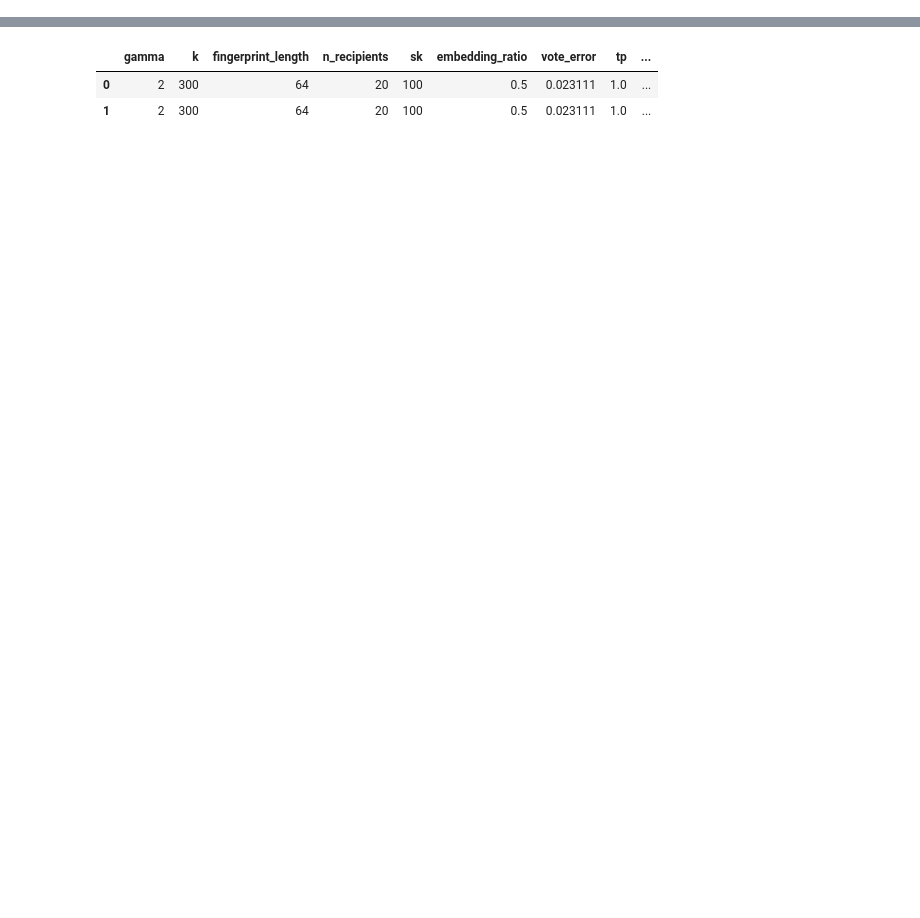
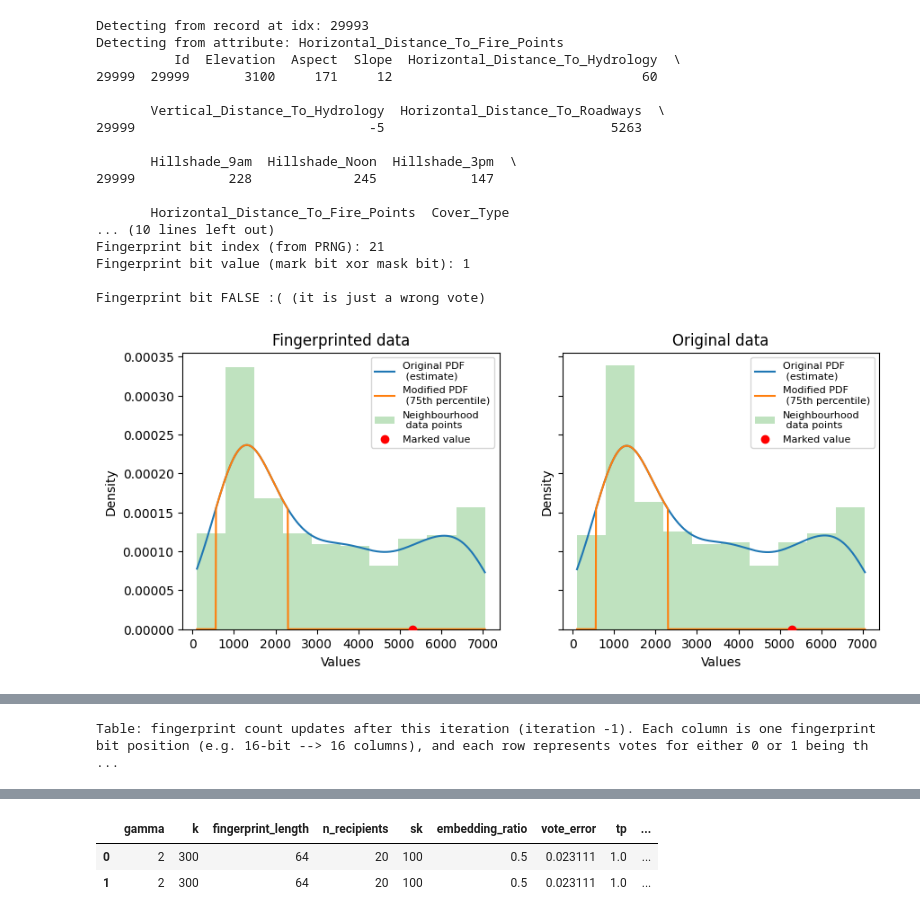
Before and after one commit to tanjascats/NCorr-FP, a Jupyter notebook: NCorrFP_scheme/analysis/NCorr-FP-analysis.ipynb, the cells around one changed output, grey strips where cells are left out. Drawn from its saved outputs; the diff is of its cells as text; code cells hidden in the pictures; blank space fills up the shorter version.

```diff
--- a/NCorrFP_scheme/analysis/NCorr-FP-analysis.ipynb
+++ b/NCorrFP_scheme/analysis/NCorr-FP-analysis.ipynb
@@ -17,0 +73,4 @@ markers = ['o', 'v', 'x', 's']
+# %%
+suspect, det_iter_log = scheme.demo_detection(fingerprinted_data, secret_key=101, primary_key='Id',
+                               correlated_attributes=correlated,
+                               original_columns=list(dataset.drop('Id', axis=1).columns))
@@ -17,0 +85,22 @@ markers = ['o', 'v', 'x', 's']
+# %%
+fingerprint = "10101101100111010000010001010001101101110011101000011000011001101110111011111000010001000100000011100011000001110011110000000100"
+show_detection_iteration(-1, det_iter_log, fingerprinted_data, iter_log, fingerprint, dataset)
+# %% [output]
+Detecting from record at idx: 29993
+Detecting from attribute: Horizontal_Distance_To_Fire_Points
+          Id  Elevation  Aspect  Slope  Horizontal_Distance_To_Hydrology  \
+29999  29999       3100     171     12                                60
+
+       Vertical_Distance_To_Hydrology  Horizontal_Distance_To_Roadways  \
+29999                              -5                             5263
+
+       Hillshade_9am  Hillshade_Noon  Hillshade_3pm  \
+29999            228             245            147
+
+       Horizontal_Distance_To_Fire_Points  Cover_Type
+... (10 lines left out)
+Fingerprint bit index (from PRNG): 21
+Fingerprint bit value (mark bit xor mask bit): 1
+
+Fingerprint bit FALSE :( (it is just a wrong vote)
+[figure, added]
@@ -17,0 +108 @@ markers = ['o', 'v', 'x', 's']
+Table: fingerprint count updates after this iteration (iteration -1). Each column is one fingerprint bit position (e.g. 16-bit --> 16 columns), and each row represents votes for either 0 or 1 being th ...
```
Also changed, not shown: parts of 51 cells of this notebook, 25 other files.
